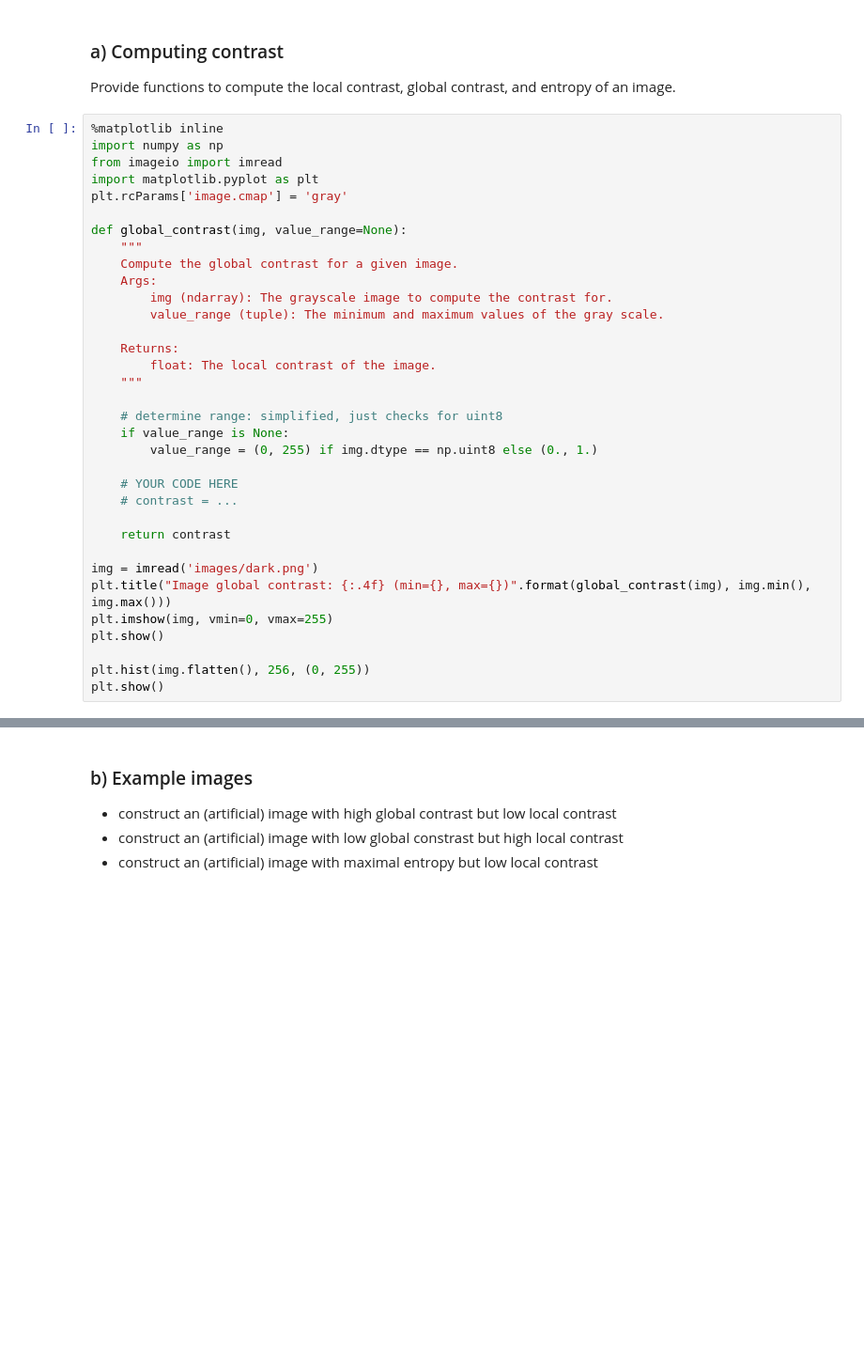
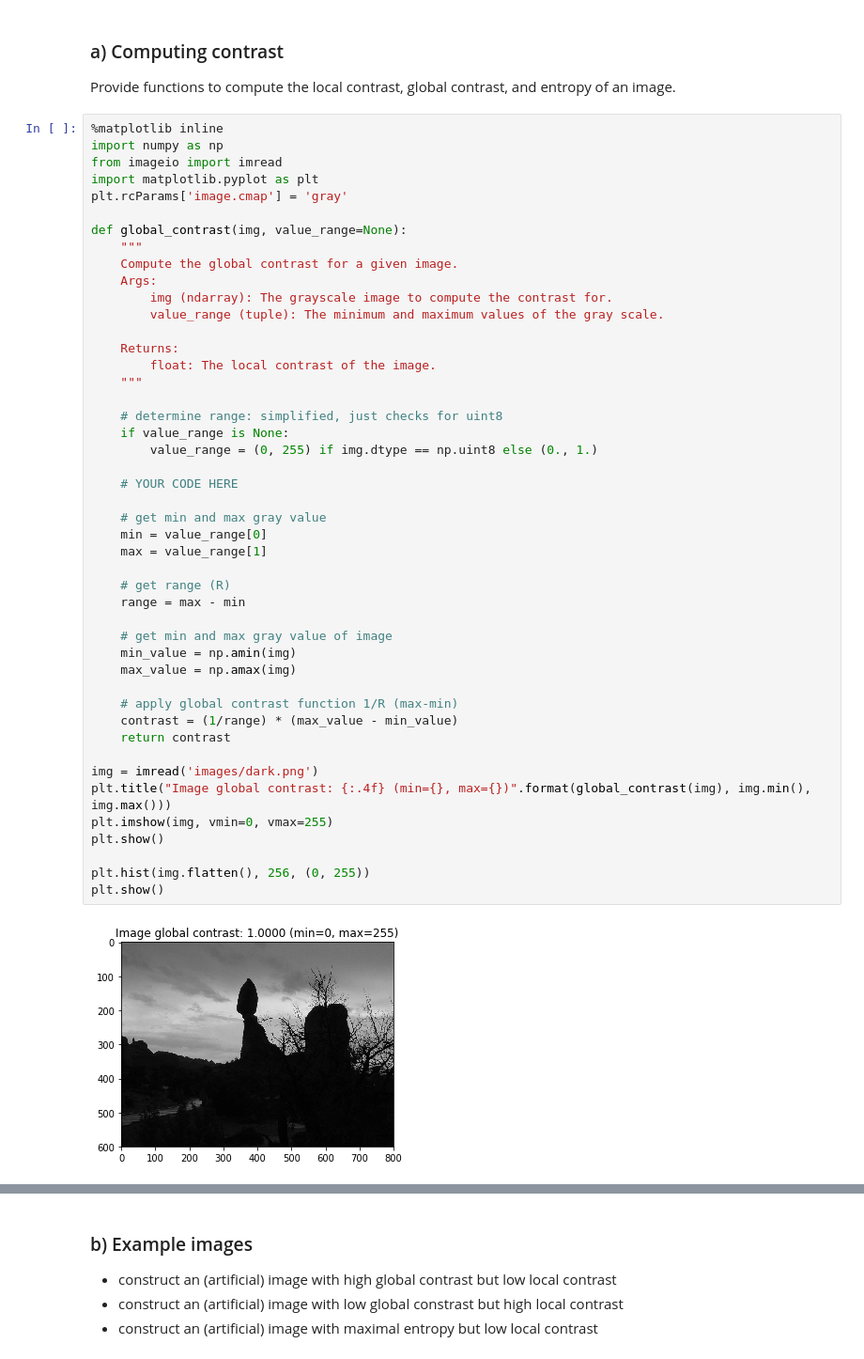
Before and after one commit to shorty-longbottom97/Computer_Vision, a Jupyter notebook: sheet02/sheet02.ipynb, the cells around one changed output, grey strips where cells are left out. Shown at 94% size. Drawn from its saved outputs; the diff is of its cells as text; blank space fills up the shorter version.

Commit message:
global and local contrast kinda solved

```diff
--- a/sheet02/sheet02.ipynb
+++ b/sheet02/sheet02.ipynb
@@ -82,31 +82,45 @@ import numpy as np
 from imageio import imread
 import matplotlib.pyplot as plt
 plt.rcParams['image.cmap'] = 'gray'
 
 def global_contrast(img, value_range=None):
     """
     Compute the global contrast for a given image.
     Args:
         img (ndarray): The grayscale image to compute the contrast for.
         value_range (tuple): The minimum and maximum values of the gray scale.
 
     Returns:
         float: The local contrast of the image.
     """
 
     # determine range: simplified, just checks for uint8
     if value_range is None:
         value_range = (0, 255) if img.dtype == np.uint8 else (0., 1.)
 
     # YOUR CODE HERE
-    # contrast = ...
 
+    # get min and max gray value
+    min = value_range[0]
+    max = value_range[1]
+
+    # get range (R)
+    range = max - min
+
+    # get min and max gray value of image
+    min_value = np.amin(img)
+    max_value = np.amax(img)
+
+    # apply global contrast function 1/R (max-min)
+    contrast = (1/range) * (max_value - min_value)
     return contrast
 
 img = imread('images/dark.png')
 plt.title("Image global contrast: {:.4f} (min={}, max={})".format(global_contrast(img), img.min(), img.max()))
 plt.imshow(img, vmin=0, vmax=255)
 plt.show()
 
 plt.hist(img.flatten(), 256, (0, 255))
 plt.show()
+# %% [output]
+[figure, added]
```
Also changed, not shown: parts of 3 cells of this notebook.
